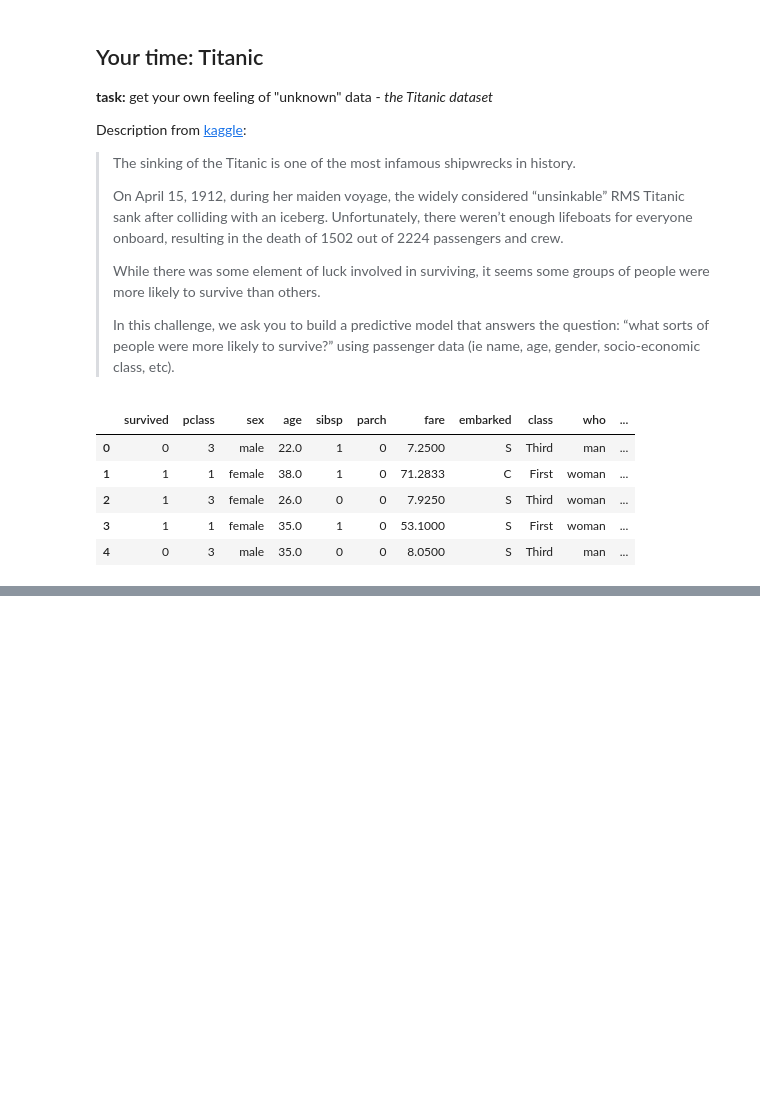
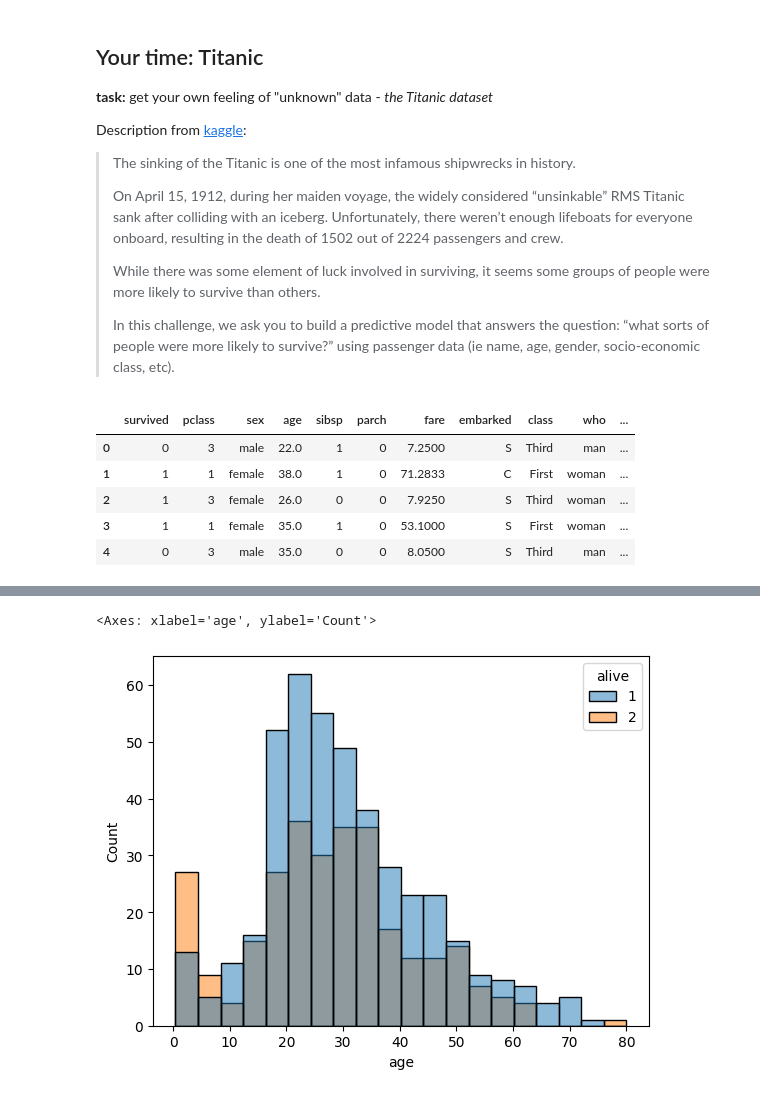
Before and after one commit to aleksejalex/PyPEF, a Jupyter notebook: PyPEF_07_data_2.ipynb, the cells around one changed output, grey strips where cells are left out. Saved outputs shown, nothing was run; the diff lists cells and outputs as text; code cells hidden in the pictures; blank space fills up the shorter version.

```diff
--- a/PyPEF_07_data_2.ipynb
+++ b/PyPEF_07_data_2.ipynb
@@ -427,0 +483,5 @@ df_titanic.head()
+# %%
+sns.histplot(data=df_titanic, x = 'age', hue='alive', palette='tab10')
+# %% [output]
+<Axes: xlabel='age', ylabel='Count'>
+[figure, added]
```
Also changed, not shown: parts of 9 cells of this notebook.
